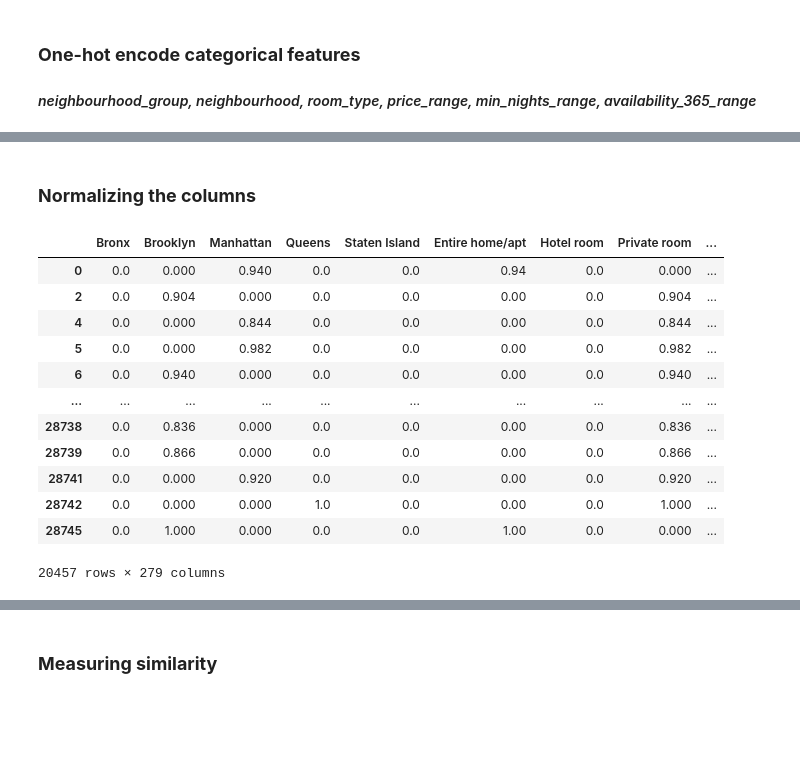
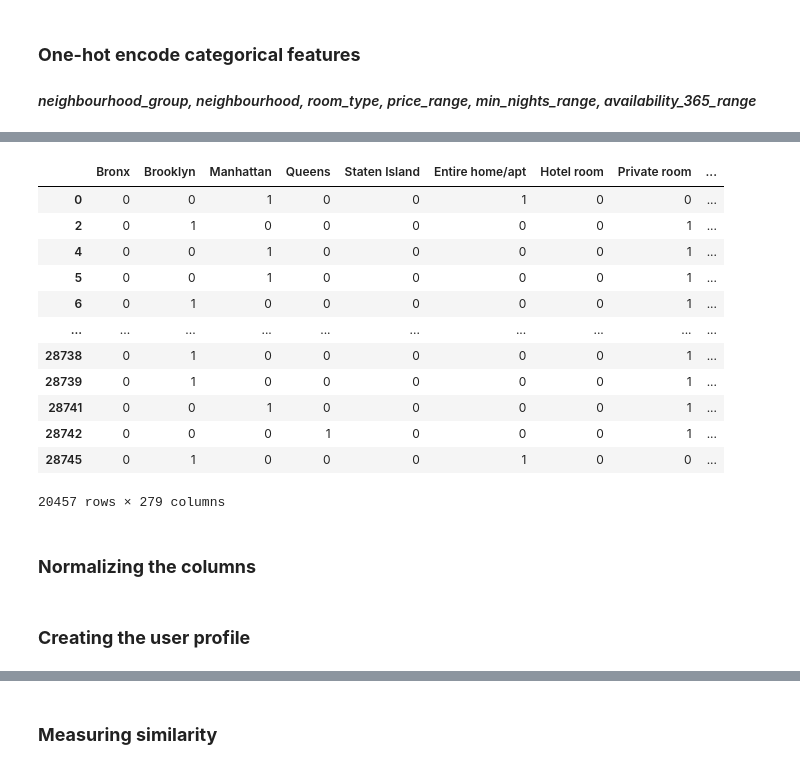
Before and after one commit to YoanGab/chatbot_and_recommendation_system, a Jupyter notebook: airbnb_recommendation_system.ipynb, the cells around one changed output, grey strips where cells are left out. Saved outputs shown, nothing was run; the diff lists cells and outputs as text; code cells hidden in the pictures; blank space fills up the shorter version.

```diff
--- a/airbnb_recommendation_system.ipynb
+++ b/airbnb_recommendation_system.ipynb
@@ -185,6 +195,6 @@ def encode_and_bind(original_dataframe, feature_to_encode):
     return res
 # %%
 features_to_encode = ['neighbourhood_group','room_type','neighbourhood','price_range','min_nights_range','availability_365_range']
-clean_data_encoded = clean_data_to_encode.copy()
+room_profiles = clean_data_to_encode.copy()
 for feature in features_to_encode:
-    clean_data_encoded = encode_and_bind(clean_data_encoded, feature)
+    room_profiles = encode_and_bind(room_profiles, feature)
@@ -201,20 +212,19 @@ clean_data_encoded.head()
+# %%
+room_user_vector_features = room_profiles.columns[6:]
+room_profiles[room_user_vector_features]
+# %% [output]
+|  | Bronx | Brooklyn | Manhattan | Queens | Staten Island | Entire home/apt | Hotel room | Private room | ... |
+| 0 | 0 | 0 | 1 | 0 | 0 | 1 | 0 | 0 | ... |
+| 2 | 0 | 1 | 0 | 0 | 0 | 0 | 0 | 1 | ... |
+| 4 | 0 | 0 | 1 | 0 | 0 | 0 | 0 | 1 | ... |
+| 5 | 0 | 0 | 1 | 0 | 0 | 0 | 0 | 1 | ... |
+| 6 | 0 | 1 | 0 | 0 | 0 | 0 | 0 | 1 | ... |
+| ... | ... | ... | ... | ... | ... | ... | ... | ... | ... |
+| 28738 | 0 | 1 | 0 | 0 | 0 | 0 | 0 | 1 | ... |
+| 28739 | 0 | 1 | 0 | 0 | 0 | 0 | 0 | 1 | ... |
+| 28741 | 0 | 0 | 1 | 0 | 0 | 0 | 0 | 1 | ... |
+| 28742 | 0 | 0 | 0 | 1 | 0 | 0 | 0 | 1 | ... |
+| 28745 | 0 | 1 | 0 | 0 | 0 | 1 | 0 | 0 | ... |
+20457 rows × 279 columns
 # %% [markdown]
 ### **Normalizing the columns**
-# %%
-for col in clean_data_encoded.columns[7:]:
-    clean_data_encoded[col] = clean_data_encoded[col] * clean_data_encoded.rating /5
-clean_data_encoded[clean_data_encoded.columns[7:]]
-# %% [output]
-|  | Bronx | Brooklyn | Manhattan | Queens | Staten Island | Entire home/apt | Hotel room | Private room | ... |
-| 0 | 0.0 | 0.000 | 0.940 | 0.0 | 0.0 | 0.94 | 0.0 | 0.000 | ... |
-| 2 | 0.0 | 0.904 | 0.000 | 0.0 | 0.0 | 0.00 | 0.0 | 0.904 | ... |
-| 4 | 0.0 | 0.000 | 0.844 | 0.0 | 0.0 | 0.00 | 0.0 | 0.844 | ... |
-| 5 | 0.0 | 0.000 | 0.982 | 0.0 | 0.0 | 0.00 | 0.0 | 0.982 | ... |
-| 6 | 0.0 | 0.940 | 0.000 | 0.0 | 0.0 | 0.00 | 0.0 | 0.940 | ... |
-| ... | ... | ... | ... | ... | ... | ... | ... | ... | ... |
-| 28738 | 0.0 | 0.836 | 0.000 | 0.0 | 0.0 | 0.00 | 0.0 | 0.836 | ... |
-| 28739 | 0.0 | 0.866 | 0.000 | 0.0 | 0.0 | 0.00 | 0.0 | 0.866 | ... |
-| 28741 | 0.0 | 0.000 | 0.920 | 0.0 | 0.0 | 0.00 | 0.0 | 0.920 | ... |
-| 28742 | 0.0 | 0.000 | 0.000 | 1.0 | 0.0 | 0.00 | 0.0 | 1.000 | ... |
-| 28745 | 0.0 | 1.000 | 0.000 | 0.0 | 0.0 | 1.00 | 0.0 | 0.000 | ... |
-20457 rows × 279 columns
@@ -220,0 +240,2 @@ clean_data_encoded[clean_data_encoded.columns[7:]]
+# %% [markdown]
+### **Creating the user profile**
```
Also changed, not shown: parts of 21 cells of this notebook.
